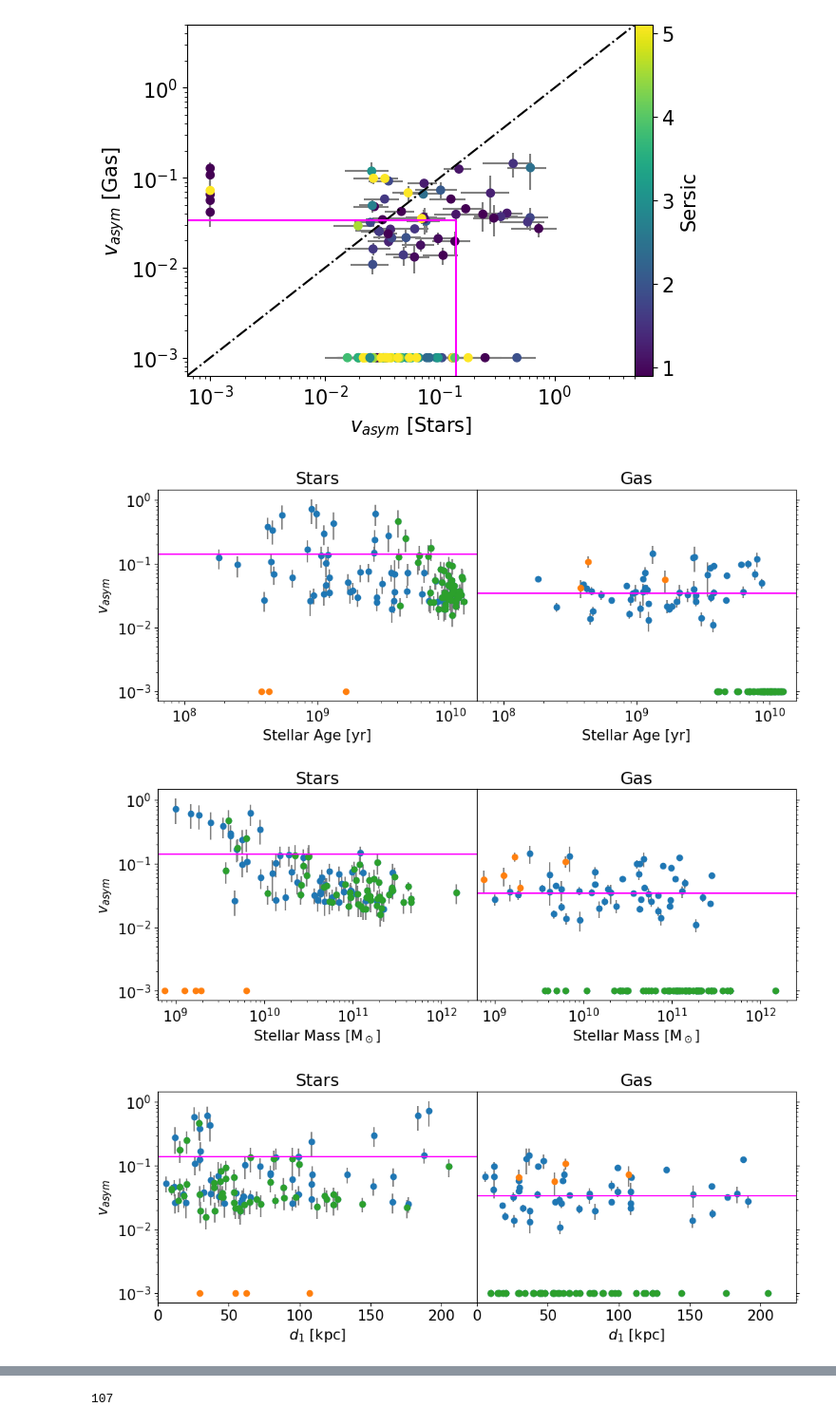
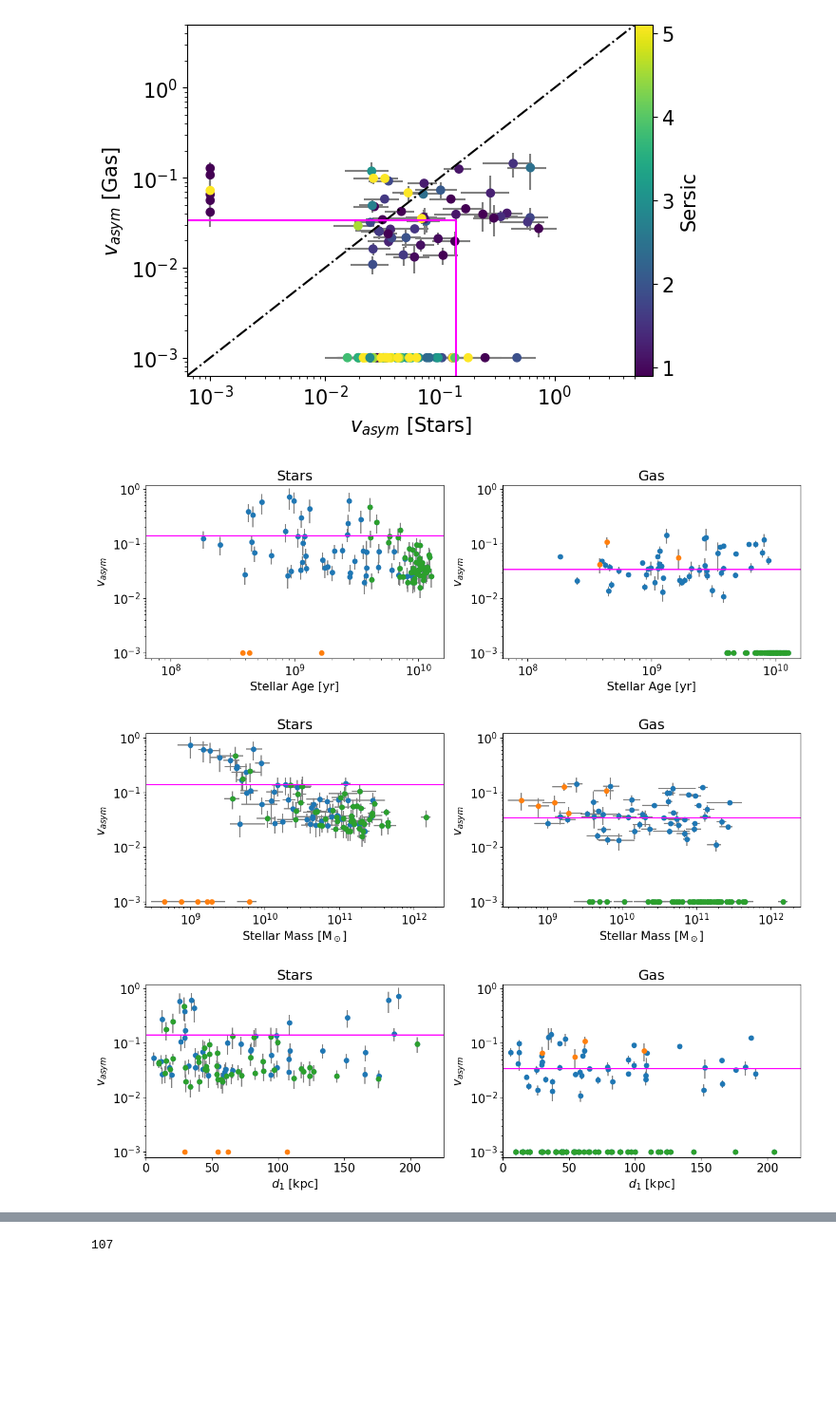
Before and after one commit to r-bagge/MAGPI_kinematics, a Jupyter notebook: plots.ipynb, the cells around one changed output, grey strips where cells are left out. Shown at 95% size. Cells and saved outputs as stored; diff of their text form; code cells hidden in the pictures; blank space fills up the shorter version.

```diff
--- a/plots.ipynb
+++ b/plots.ipynb
@@ -190,6 +190,9 @@ vs_err=sample["v_asym_s_err"].to_numpy()
 vg = sample["v_asym_g"].to_numpy()
 vg_err=sample["v_asym_g_err"].to_numpy()
 age = ssp["logage_LW_1re"].to_numpy()
+mass = prospect["StellarMass_median"].to_numpy()
+mass_err_16 = mass - prospect["StellarMass_16"].to_numpy()
+mass_err_84 = prospect["StellarMass_84"].to_numpy() - mass
 
 vs_err[np.isnan(vs)]=0
 vg_err[np.isnan(vg)]=0
@@ -245,7 +248,7 @@ plt.savefig("/Users/ryanbagge/Library/CloudStorage/OneDrive-UNSW/MAGPI_Plots/plo
 [figure]
 [figure]
 # %%
-fig,(ax1,ax2) = plt.subplots(1,2,sharey="row",figsize=(12,4))
+fig,(ax1,ax2) = plt.subplots(1,2,figsize=(15,4))
 ax1.scatter(10**(age[vs>2e-3]),vs[vs>2e-3],zorder=2)
 ax1.errorbar(10**(age[vs>2e-3]),vs[vs>2e-3],yerr=vs_err[vs>2e-3],ls="",color="grey",zorder=1)
 ax1.scatter(10**(age[vs<2e-3]),vs[vs<2e-3],zorder=2)
@@ -262,48 +265,60 @@ ax1.hlines(y=np.std(vs[vs>2e-3]),xmin=10**7,xmax=10**12,color="magenta")
 ax2.hlines(y=np.std(vg[vg>2e-3]),xmin=10**7,xmax=10**12,color="magenta")
 for ax in [ax1,ax2]:
     ax.set_xlim(10**(7.8),10**(10.2))
+    ax.set_ylim(8e-4,1.2)
 ax2.set_yscale("log")
+ax1.set_yscale("log")
 ax1.set_xscale("log")
 ax2.set_xscale("log")
 ax1.set_title("Stars")
 ax2.set_title("Gas")
 ax1.set_ylabel(r"$v_{asym}$")
+ax2.set_ylabel(r"$v_{asym}$")
 ax1.set_xlabel(r"Stellar Age [yr]")
 ax2.set_xlabel(r"Stellar Age [yr]")
-ax2.yaxis.tick_right()
-ax2.yaxis.set_label_position("right")
-plt.subplots_adjust(wspace=0)
+# ax2.yaxis.tick_right()
+# ax2.yaxis.set_label_position("right")
+#plt.subplots_adjust(wspace=0)
 plt.savefig("/Users/ryanbagge/Library/CloudStorage/OneDrive-UNSW/MAGPI_Plots/plots/paper2/asym_vs_age.pdf",bbox_inches="tight")
 
 mass = prospect["StellarMass_median"].to_numpy()
-fig,(ax1,ax2) = plt.subplots(1,2,sharey="row",figsize=(12,4))
+fig,(ax1,ax2) = plt.subplots(1,2,figsize=(15,4))
 ax1.scatter(mass[vs>2e-3],vs[vs>2e-3],zorder=2)
-ax1.errorbar(mass[vs>2e-3],vs[vs>2e-3],yerr=vs_err[vs>2e-3],ls="",color="grey",zorder=1)
+ax1.errorbar(mass[vs>2e-3],vs[vs>2e-3],yerr=vs_err[vs>2e-3],
+             xerr=[mass_err_16[vs>2e-3],mass_err_84[vs>2e-3]],ls="",color="grey",zorder=1)
 ax1.scatter(mass[vs<2e-3],vs[vs<2e-3],zorder=2)
-ax1.errorbar(mass[vs<2e-3],vs[vs<2e-3],yerr=vs_err[vs<2e-3],ls="",color="grey",zorder=1)
+ax1.errorbar(mass[vs<2e-3],vs[vs<2e-3],yerr=vs_err[vs<2e-3],
+             xerr=[mass_err_16[vs<2e-3],mass_err_84[vs<2e-3]],ls="",color="grey",zorder=1)
 ax1.scatter(mass[vg<2e-3],vs[vg<2e-3],zorder=2)
-ax1.errorbar(mass[vg<2e-3],vs[vg<2e-3],yerr=vs_err[vg<2e-3],ls="",color="grey",zorder=1)
+ax1.errorbar(mass[vg<2e-3],vs[vg<2e-3],yerr=vs_err[vg<2e-3],
+             xerr=[mass_err_16[vg<2e-3],mass_err_84[vg<2e-3]],ls="",color="grey",zorder=1)
 ax2.scatter(mass[vs>2e-3],vg[vs>2e-3],zorder=2)
-ax2.errorbar(mass[vs>2e-3],vg[vs>2e-3],yerr=vg_err[vs>2e-3],ls="",color="grey",zorder=1)
+ax2.errorbar(mass[vs>2e-3],vg[vs>2e-3],yerr=vg_err[vs>2e-3],
+             xerr=[mass_err_16[vs>2e-3],mass_err_84[vs>2e-3]],ls="",color="grey",zorder=1)
 ax2.scatter(mass[vs<2e-3],vg[vs<2e-3],zorder=2)
-ax2.errorbar(mass[vs<2e-3],vg[vs<2e-3],yerr=vg_err[vs<2e-3],ls="",color="grey",zorder=1)
+ax2.errorbar(mass[vs<2e-3],vg[vs<2e-3],yerr=vg_err[vs<2e-3],
+             xerr=[mass_err_16[vs<2e-3],mass_err_84[vs<2e-3]],ls="",color="grey",zorder=1)
 ax2.scatter(mass[vg<2e-3],vg[vg<2e-3],zorder=2)
-ax2.errorbar(mass[vg<2e-3],vg[vg<2e-3],yerr=vg_err[vg<2e-3],ls="",color="grey",zorder=1)
+ax2.errorbar(mass[vg<2e-3],vg[vg<2e-3],yerr=vg_err[vg<2e-3],
+             xerr=[mass_err_16[vg<2e-3],mass_err_84[vg<2e-3]],ls="",color="grey",zorder=1)
 ax1.hlines(y=np.std(vs[vs>2e-3]),xmin=10**7,xmax=10**13,color="magenta")
 ax2.hlines(y=np.std(vg[vg>2e-3]),xmin=10**7,xmax=10**13,color="magenta")
 for ax in [ax1,ax2]:
-    ax.set_xlim(10**(8.8),10**(12.4))
+    ax.set_xlim(10**(8.4),10**(12.4))
+    ax.set_ylim(8e-4,1.2)
 ax2.set_yscale("log")
 ax2.set_xscale("log")
 ax1.set_xscale("log")
+ax1.set_yscale("log")
 ax1.set_title("Stars")
 ax2.set_title("Gas")
 ax1.set_ylabel(r"$v_{asym}$")
+ax2.set_ylabel(r"$v_{asym}$")
 ax1.set_xlabel(r"Stellar Mass [M$_\odot$]")
 ax2.set_xlabel(r"Stellar Mass [M$_\odot$]")
-ax2.yaxis.tick_right()
-ax2.yaxis.set_label_position("right")
-plt.subplots_adjust(wspace=0)
+#ax2.yaxis.tick_right()
+#ax2.yaxis.set_label_position("right")
+#plt.subplots_adjust(wspace=0)
 plt.savefig("/Users/ryanbagge/Library/CloudStorage/OneDrive-UNSW/MAGPI_Plots/plots/paper2/asym_vs_mass.pdf",bbox_inches="tight")
 
 env = pd.read_csv("/Users/ryanbagge/Library/CloudStorage/OneDrive-UNSW/MAGPI_csv/kinemetry_sample_env.csv")
@@ -313,37 +328,43 @@ vs = env_sample["v_asym_s"].to_numpy()
 vs_err=env_sample["v_asym_s_err"].to_numpy()
 vg = env_sample["v_asym_g"].to_numpy()
 vg_err=env_sample["v_asym_g_err"].to_numpy()
 d1 = env["d1,kpc"].to_numpy()
-fig,(ax1,ax2) = plt.subplots(1,2,sharey="row",figsize=(12,4))
+
+fig,(ax1,ax2) = plt.subplots(1,2,figsize=(15,4))
 ax1.scatter(d1[vs>2e-3],vs[vs>2e-3],zorder=2)
+#ax1.scatter(d1[vs>2e-3],vs[vs>2e-3],zorder=2,ec="k")
 ax1.errorbar(d1[vs>2e-3],vs[vs>2e-3],yerr=vs_err[vs>2e-3],ls="",color="grey",zorder=1)
 ax1.scatter(d1[vs<2e-3],vs[vs<2e-3],zorder=2)
 ax1.errorbar(d1[vs<2e-3],vs[vs<2e-3],yerr=vs_err[vs<2e-3],ls="",color="grey",zorder=1)
 ax1.scatter(d1[vg<2e-3],vs[vg<2e-3],zorder=2)
 ax1.errorbar(d1[vg<2e-3],vs[vg<2e-3],yerr=vs_err[vg<2e-3],ls="",color="grey",zorder=1)
 ax2.scatter(d1[vs>2e-3],vg[vs>2e-3],zorder=2)
+#ax2.scatter(d1[(vg>2e-3) & (vs>vg) & (vg!=1e-3)],vg[(vg>2e-3) & (vs>vg) & (vg!=1e-3)],zorder=2,ec="k")
 ax2.errorbar(d1[vs>2e-3],vg[vs>2e-3],yerr=vg_err[vs>2e-3],ls="",color="grey",zorder=1)
 ax2.scatter(d1[vs<2e-3],vg[vs<2e-3],zorder=2)
 ax2.errorbar(d1[vs<2e-3],vg[vs<2e-3],yerr=vg_err[vs<2e-3],ls="",color="grey",zorder=1)
 ax2.scatter(d1[vg<2e-3],vg[vg<2e-3],zorder=2)
 ax2.errorbar(d1[vg<2e-3],vg[vg<2e-3],yerr=vg_err[vg<2e-3],ls="",color="grey",zorder=1)
 ax1.hlines(y=np.std(vs[vs>2e-3]),xmin=0,xmax=250,color="magenta")
 ax2.hlines(y=np.std(vg[vg>2e-3]),xmin=0,xmax=250,color="magenta")
 for ax in [ax1,ax2]:
     ax.set_xlim(0,225)
+    ax.set_ylim(8e-4,1.2)
 ax2.set_yscale("log")
+ax1.set_yscale("log")
 #ax2.set_xscale("log")
 #ax1.set_xscale("log")
 ax1.set_title("Stars")
 ax2.set_title("Gas")
 ax1.set_ylabel(r"$v_{asym}$")
+ax2.set_ylabel(r"$v_{asym}$")
 ax1.set_xlabel(r"$d_1$ [kpc]")
 ax2.set_xlabel(r"$d_1$ [kpc]")
-ax2.yaxis.tick_right()
-ax2.yaxis.set_label_position("right")
-plt.subplots_adjust(wspace=0)
+# ax2.yaxis.tick_right()
+# ax2.yaxis.set_label_position("right")
+#plt.subplots_adjust(wspace=0)
 plt.savefig("/Users/ryanbagge/Library/CloudStorage/OneDrive-UNSW/MAGPI_Plots/plots/paper2/asym_vs_d1.pdf",bbox_inches="tight")
 # %% [output]
-[figure, old version]
+[figure, new version]
-[figure, old version]
+[figure, new version]
-[figure, old version]
+[figure, new version]
```
Also changed, not shown: parts of 23 cells of this notebook.
